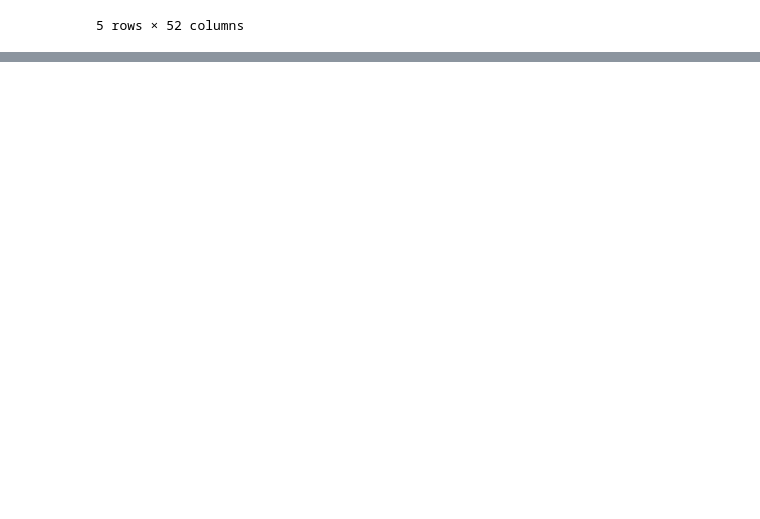
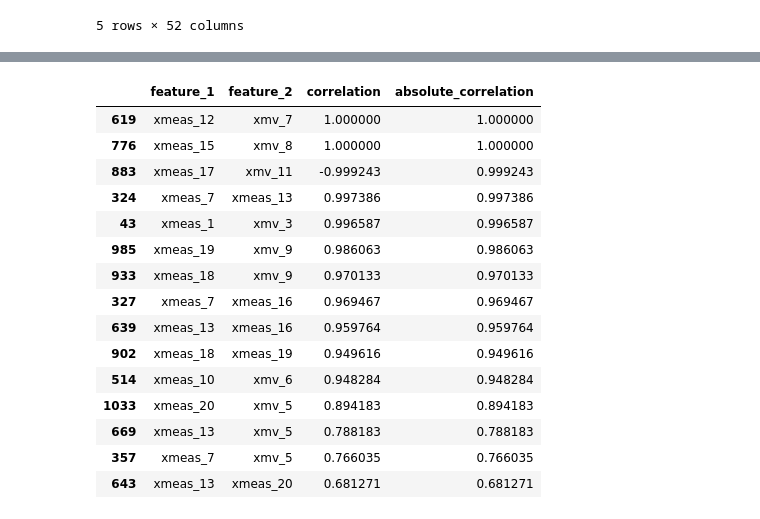
Before and after one commit to samad-source/industrial_anomalies_detection, a Jupyter notebook: notebooks/01_data_understanding.ipynb, the cells around one changed output, grey strips where cells are left out. Saved outputs shown, nothing was run; the diff lists cells and outputs as text; code cells hidden in the pictures; blank space fills up the shorter version.

```diff
--- a/notebooks/01_data_understanding.ipynb
+++ b/notebooks/01_data_understanding.ipynb
@@ -95,0 +311,61 @@ Manipulated variables: 11
+# %%
+# Identify the strongest variable relationships
+
+# Calculate feature correlations
+
+correlation_matrix = X_normal.corr()
+
+# Extract only the upper triangle to avoid duplicate pairs
+
+upper_triangle = correlation_matrix.where(
+    np.triu(
+        np.ones(correlation_matrix.shape),
+        k=1
+    ).astype(bool)
+)
+
+# Identify the 15 strongest absolute correlations
+
+strongest_correlations = (
+    upper_triangle.stack()
+    .rename("correlation")
+    .reset_index()
+)
+
+strongest_correlations.columns = [
+    "feature_1",
+    "feature_2",
+    "correlation"
+]
+
+strongest_correlations["absolute_correlation"] = (
+    strongest_correlations["correlation"].abs()
+)
+
+strongest_correlations = (
+    strongest_correlations
+    .sort_values(
+        "absolute_correlation",
+        ascending=False
+    )
+    .head(15)
+)
+
+strongest_correlations
+# %% [output]
+|  | feature_1 | feature_2 | correlation | absolute_correlation |
+| 619 | xmeas_12 | xmv_7 | 1.000000 | 1.000000 |
+| 776 | xmeas_15 | xmv_8 | 1.000000 | 1.000000 |
+| 883 | xmeas_17 | xmv_11 | -0.999243 | 0.999243 |
+| 324 | xmeas_7 | xmeas_13 | 0.997386 | 0.997386 |
+| 43 | xmeas_1 | xmv_3 | 0.996587 | 0.996587 |
+| 985 | xmeas_19 | xmv_9 | 0.986063 | 0.986063 |
+| 933 | xmeas_18 | xmv_9 | 0.970133 | 0.970133 |
+| 327 | xmeas_7 | xmeas_16 | 0.969467 | 0.969467 |
+| 639 | xmeas_13 | xmeas_16 | 0.959764 | 0.959764 |
+| 902 | xmeas_18 | xmeas_19 | 0.949616 | 0.949616 |
+| 514 | xmeas_10 | xmv_6 | 0.948284 | 0.948284 |
+| 1033 | xmeas_20 | xmv_5 | 0.894183 | 0.894183 |
+| 669 | xmeas_13 | xmv_5 | 0.788183 | 0.788183 |
+| 357 | xmeas_7 | xmv_5 | 0.766035 | 0.766035 |
+| 643 | xmeas_13 | xmeas_20 | 0.681271 | 0.681271 |
```
Also changed, not shown: parts of 10 cells of this notebook, 7 other files.
